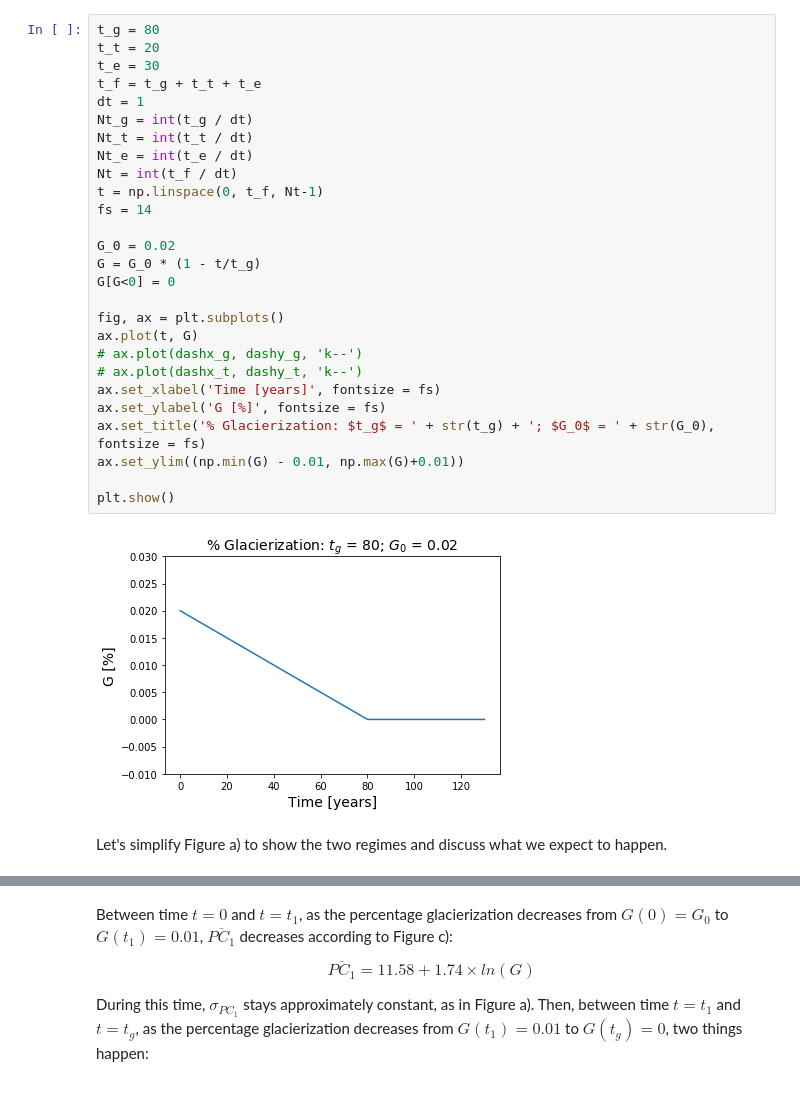
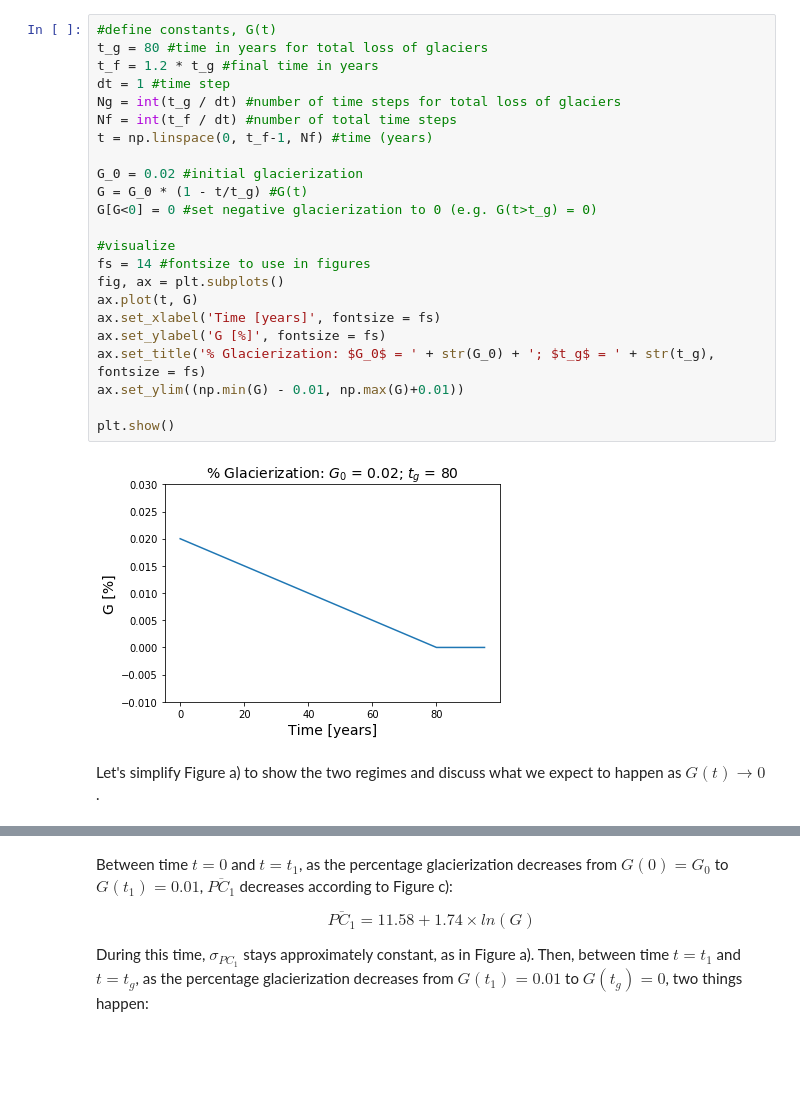
Before and after one commit to andersonsam/glacier_streamflow_toy, a Jupyter notebook: area_streamflow_scaling.ipynb, the cells around one changed output, grey strips where cells are left out. Saved outputs shown, nothing was run; the diff lists cells and outputs as text; blank space fills up the shorter version.

```diff
--- a/area_streamflow_scaling.ipynb
+++ b/area_streamflow_scaling.ipynb
@@ -87,32 +102,28 @@ $
 # %%
-t_g = 80
-t_t = 20
-t_e = 30
-t_f = t_g + t_t + t_e
-dt = 1
-Nt_g = int(t_g / dt)
-Nt_t = int(t_t / dt)
-Nt_e = int(t_e / dt)
-Nt = int(t_f / dt)
-t = np.linspace(0, t_f, Nt-1)
-fs = 14
+#define constants, G(t)
+t_g = 80 #time in years for total loss of glaciers
+t_f = 1.2 * t_g #final time in years
+dt = 1 #time step
+Ng = int(t_g / dt) #number of time steps for total loss of glaciers
+Nf = int(t_f / dt) #number of total time steps
+t = np.linspace(0, t_f-1, Nf) #time (years)
 
-G_0 = 0.02
-G = G_0 * (1 - t/t_g)
-G[G<0] = 0
+G_0 = 0.02 #initial glacierization
+G = G_0 * (1 - t/t_g) #G(t)
+G[G<0] = 0 #set negative glacierization to 0 (e.g. G(t>t_g) = 0)
 
+#visualize
+fs = 14 #fontsize to use in figures
 fig, ax = plt.subplots()
 ax.plot(t, G)
-# ax.plot(dashx_g, dashy_g, 'k--')
-# ax.plot(dashx_t, dashy_t, 'k--')
 ax.set_xlabel('Time [years]', fontsize = fs)
 ax.set_ylabel('G [%]', fontsize = fs)
-ax.set_title('% Glacierization: $t_g$ = ' + str(t_g) + '; $G_0$ = ' + str(G_0), fontsize = fs)
+ax.set_title('% Glacierization: $G_0$ = ' + str(G_0) + '; $t_g$ = ' + str(t_g), fontsize = fs)
 ax.set_ylim((np.min(G) - 0.01, np.max(G)+0.01))
 
 plt.show()
 # %% [output]
-[figure, old version]
+[figure, new version]
 # %% [markdown]
-Let's simplify Figure a) to show the two regimes and discuss what we expect to happen.
+Let's simplify Figure a) to show the two regimes and discuss what we expect to happen as $G(t) \rightarrow 0$.
 # %%
```
Also changed, not shown: parts of 20 cells of this notebook.
